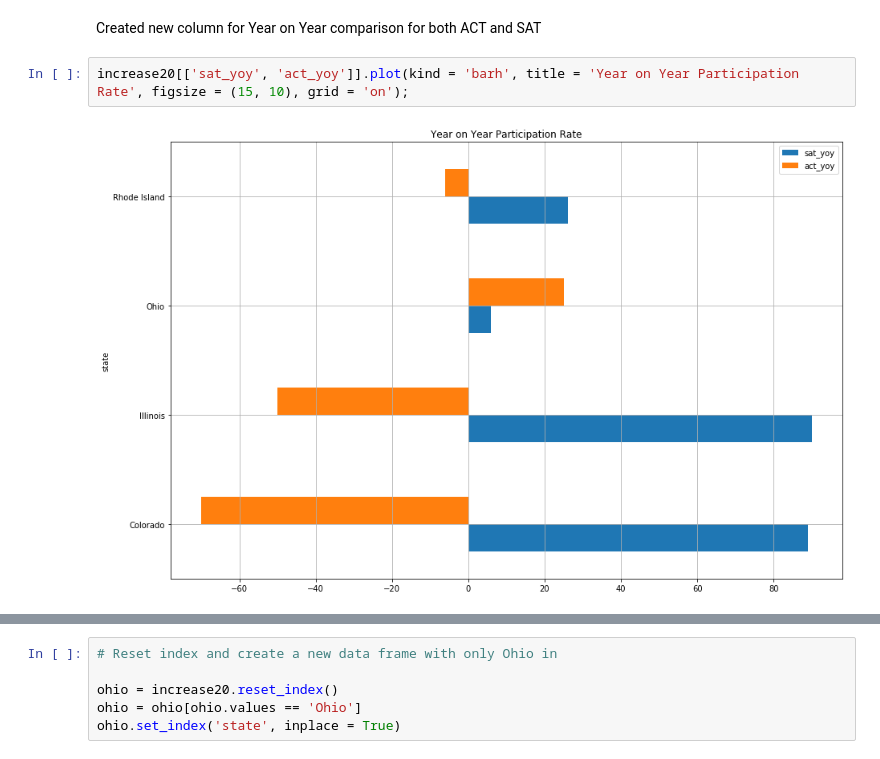
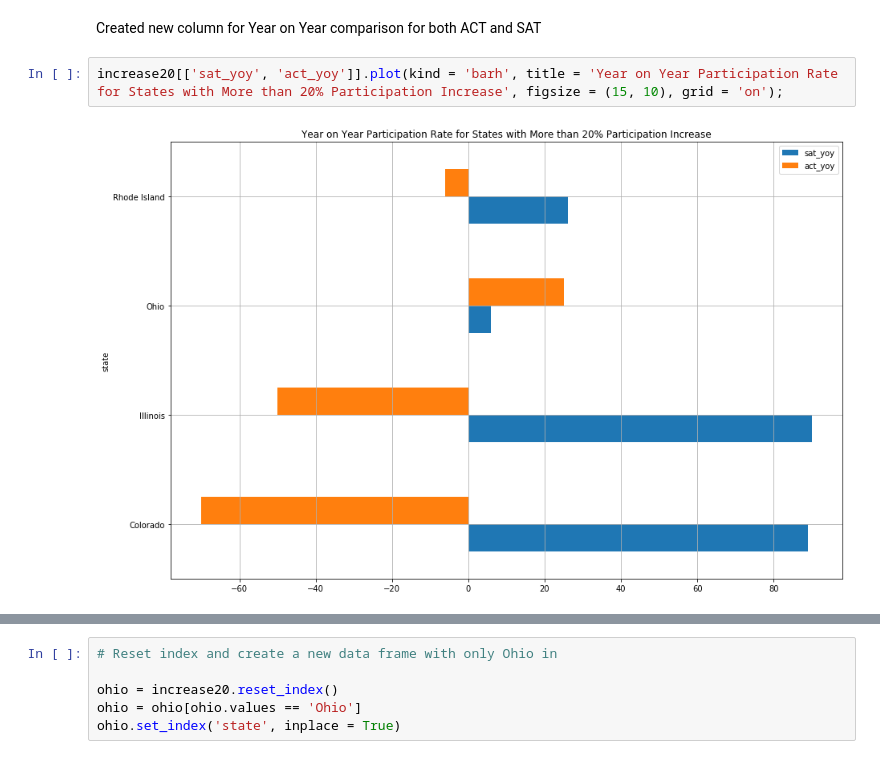
Before and after one commit to LingChongGold/ACT-SAT-Data-Analysis, a Jupyter notebook: code/starter-code.ipynb, the cells around one changed output, grey strips where cells are left out. Saved outputs shown, nothing was run; the diff lists cells and outputs as text.

```diff
--- a/code/starter-code.ipynb
+++ b/code/starter-code.ipynb
@@ -1373,6 +1371,6 @@ increase20.head()
 # %% [markdown]
 Created new column for Year on Year comparison for both ACT and SAT
 # %%
-increase20[['sat_yoy', 'act_yoy']].plot(kind = 'barh', title = 'Year on Year Participation Rate', figsize = (15, 10), grid = 'on');
+increase20[['sat_yoy', 'act_yoy']].plot(kind = 'barh', title = 'Year on Year Participation Rate for States with More than 20% Participation Increase', figsize = (15, 10), grid = 'on');
 # %% [output]
-[figure, old version]
+[figure, new version]
```
Also changed, not shown: parts of 43 cells of this notebook.
